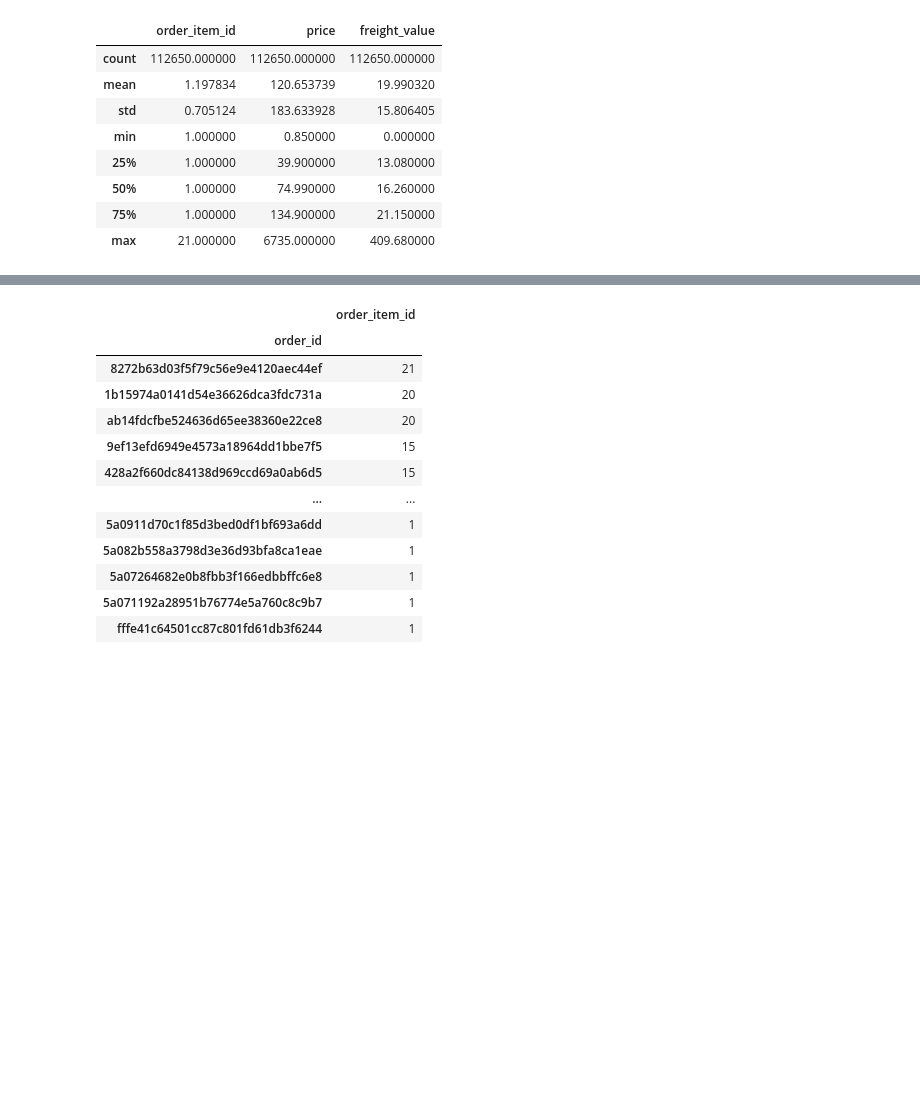
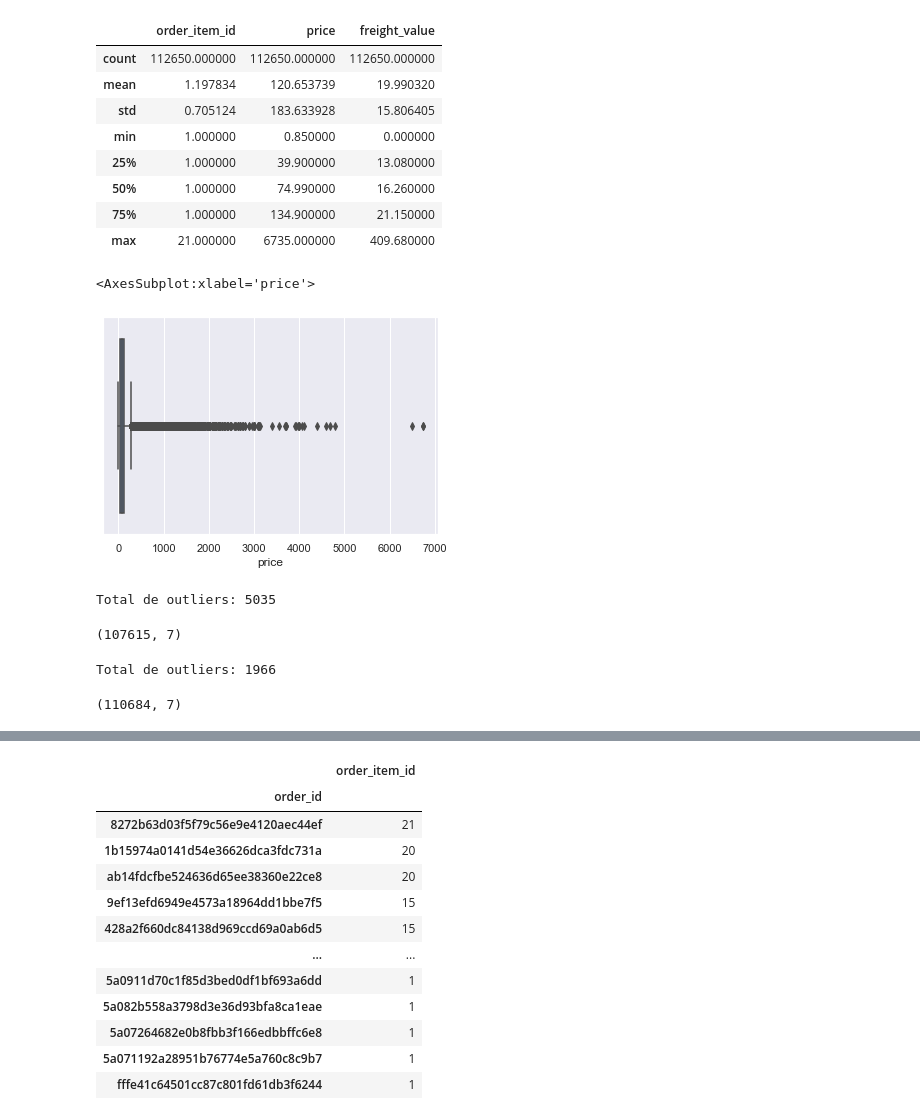
Before and after one commit to Lautaro555/Final-project-Olist, a Jupyter notebook: EDA.ipynb, the cells around one changed output, grey strips where cells are left out. Drawn from its saved outputs; the diff is of its cells as text; code cells hidden in the pictures; blank space fills up the shorter version.

Commit message:
deteccion de outliers y tabla valoracion

```diff
--- a/EDA.ipynb
+++ b/EDA.ipynb
@@ -355,6 +356,33 @@ Order_items.describe()
 | 50% | 1.000000 | 74.990000 | 16.260000 |
 | 75% | 1.000000 | 134.900000 | 21.150000 |
 | max | 21.000000 | 6735.000000 | 409.680000 |
+# %%
+# Detección de outliers
+sns.boxplot(x=Order_items.price)
+# %% [output]
+<AxesSubplot:xlabel='price'>
+[figure, added]
+# %%
+# Rango intercuartil
+IQR = Order_items.price.quantile(0.75) - Order_items.price.quantile(0.25)
+lower_lim = Order_items.price.quantile(0.25) - 2.5 * IQR
+upper_lim = Order_items.price.quantile(0.75) + 2.5 * IQR
+outliers_low = Order_items.price < lower_lim
+outliers_up = Order_items.price > upper_lim
+print("Total de outliers:",(len(Order_items.price[outliers_low]) + len(Order_items.price[outliers_up])))
+Order_items[~(outliers_low | outliers_up)].shape
+# %% [output]
+Total de outliers: 5035
+(107615, 7)
+# %%
+# Z-Score
+z = np.abs(stats.zscore(Order_items.price))
+outliers = Order_items.price[(z > 3)].index
+print("Total de outliers:", len(outliers))
+Order_items.drop(outliers).shape
+# %% [output]
+Total de outliers: 1966
+(110684, 7)
 # %%
 # como se comportan las variables categóricas-- count=cantidad, unique=registros unicos, top=mas veces registrado, freq=frecuencia de los registros con mas aparariociones
 Order_items.describe(include=['O'])
```
Also changed, not shown: parts of 36 cells of this notebook.
